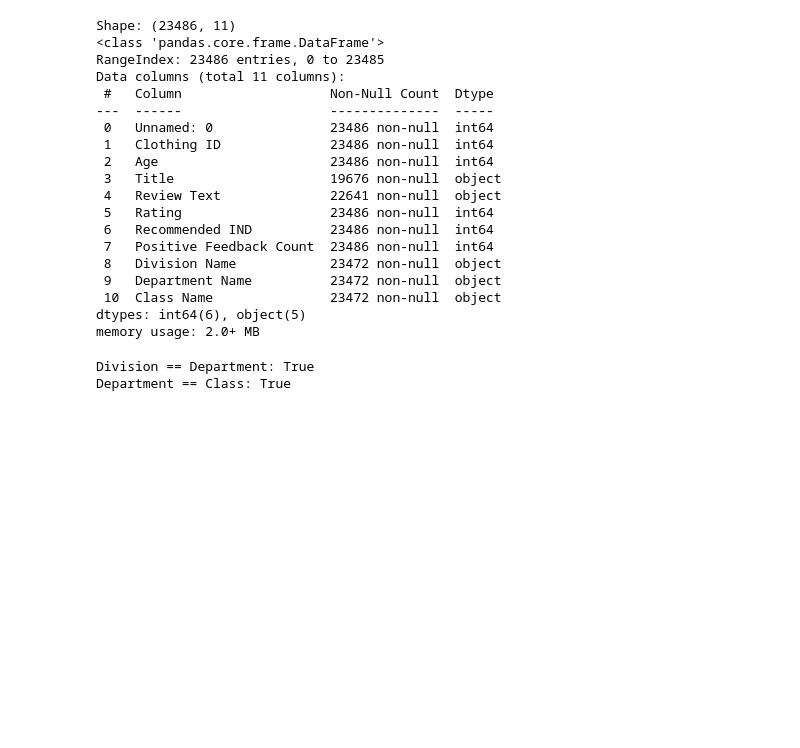
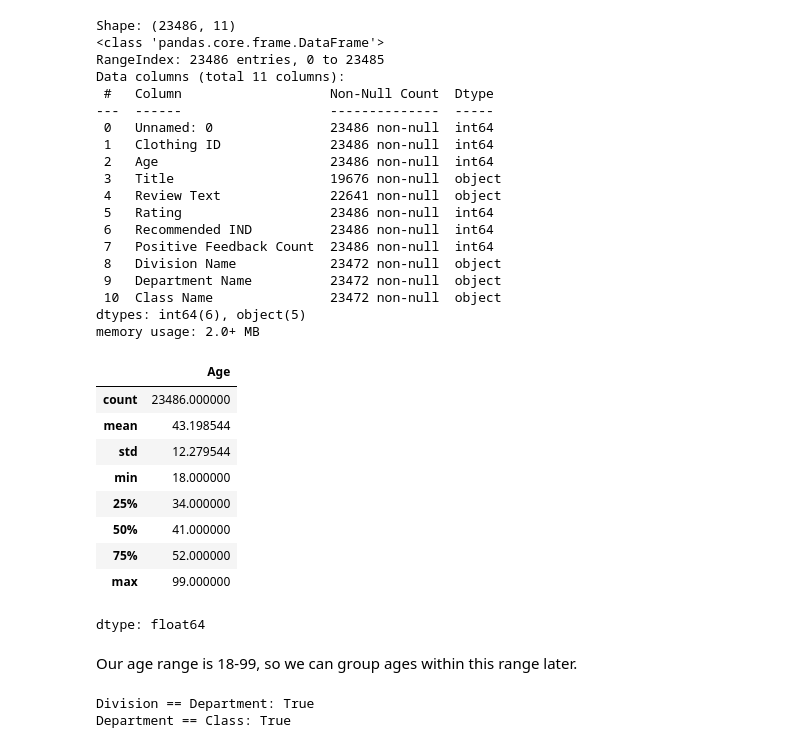
Before and after one commit to michael-fedorov/AIxData26, a Jupyter notebook: Test_Dummy_for_AIxData2026.ipynb, the cells around one changed output. Cells and saved outputs as stored; diff of their text form; code cells hidden in the pictures; blank space fills up the shorter version.

```diff
--- a/Test_Dummy_for_AIxData2026.ipynb
+++ b/Test_Dummy_for_AIxData2026.ipynb
@@ -71,6 +71,21 @@ Data columns (total 11 columns):
  10  Class Name               23472 non-null  object
 dtypes: int64(6), object(5)
 memory usage: 2.0+ MB
+# %%
+display(df_copy['Age'].describe())
+# %% [output]
+|  | Age |
+| count | 23486.000000 |
+| mean | 43.198544 |
+| std | 12.279544 |
+| min | 18.000000 |
+| 25% | 34.000000 |
+| 50% | 41.000000 |
+| 75% | 52.000000 |
+| max | 99.000000 |
+dtype: float64
+# %% [markdown]
+Our age range is 18-99, so we can group ages within this range later.
 # %%
 missing = df_copy.isna().sum().sort_values(ascending=False)
 missing[missing > 0]
```
Also changed, not shown: parts of 28 cells of this notebook.
